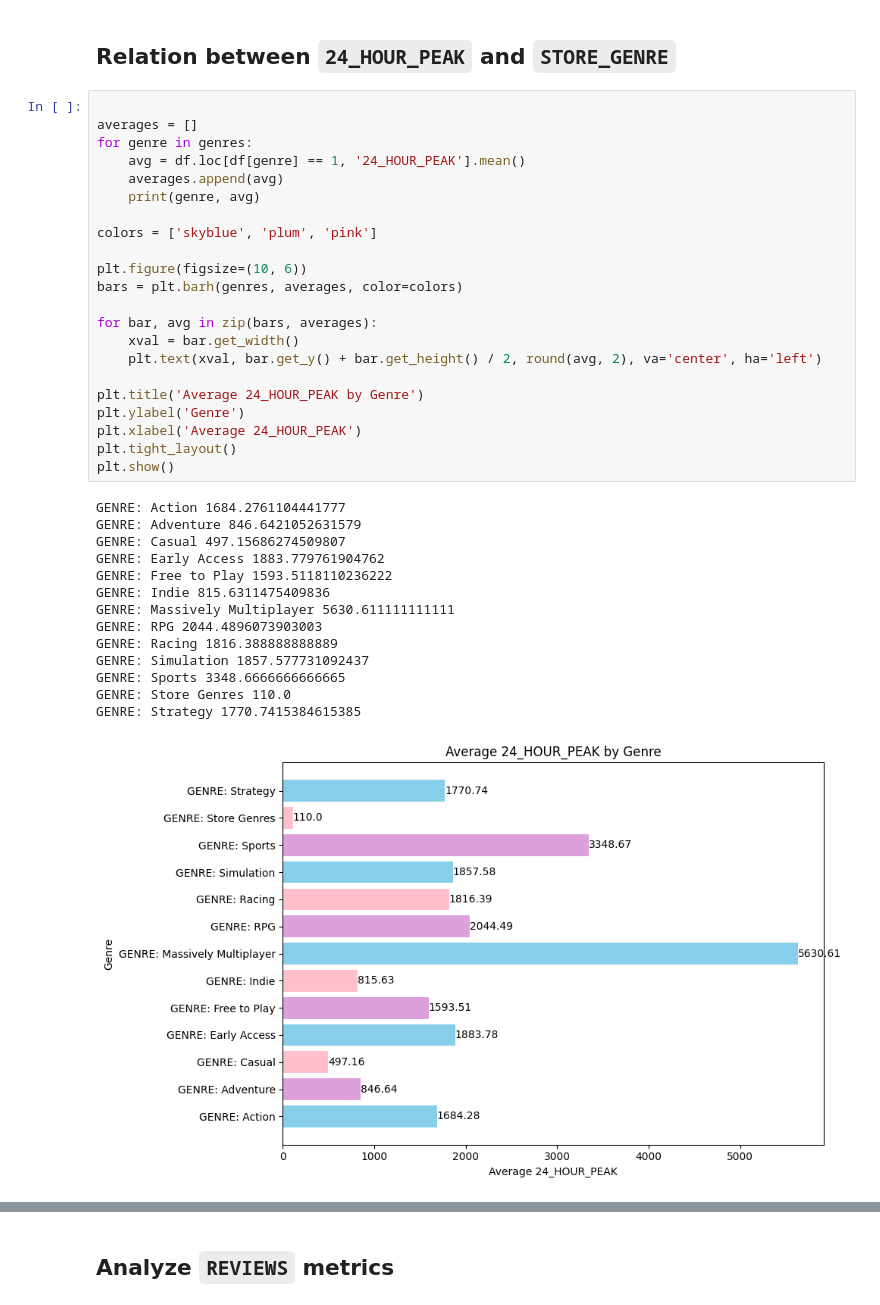
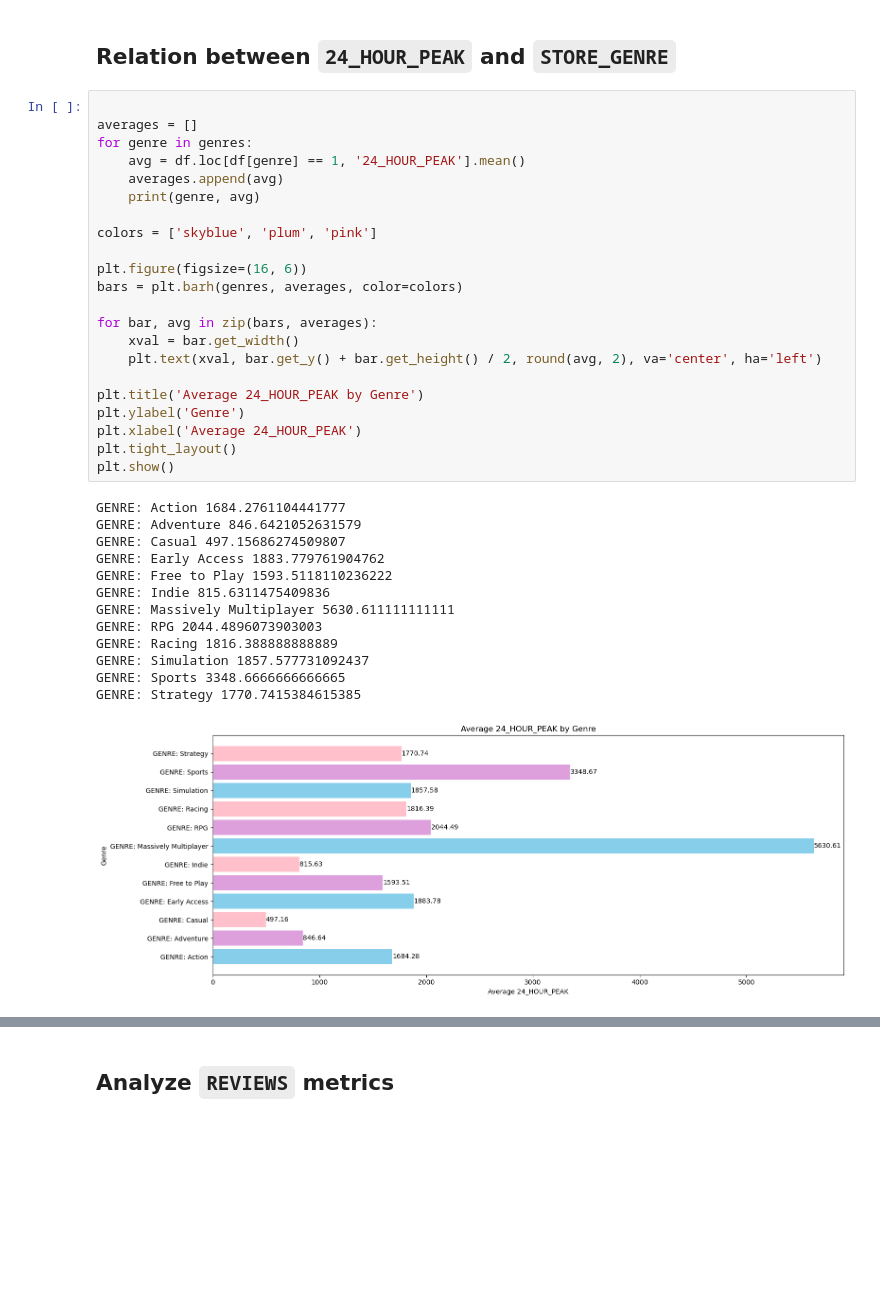
Before and after one commit to F102M8/data-science-project, a Jupyter notebook: Analysis_Modeling.ipynb, the cells around one changed output, grey strips where cells are left out. Drawn from its saved outputs; the diff is of its cells as text; blank space fills up the shorter version.

Commit message:
few fixes on preprocessing and analysis part of notebooks including GENRE_COUNT and removing STORE GENRES from the list of selected genres

```diff
--- a/Analysis_Modeling.ipynb
+++ b/Analysis_Modeling.ipynb
@@ -521,34 +532,33 @@ for genre in genres:
     avg = df.loc[df[genre] == 1, '24_HOUR_PEAK'].mean()
     averages.append(avg)
     print(genre, avg)
 
 colors = ['skyblue', 'plum', 'pink']
 
-plt.figure(figsize=(10, 6))
+plt.figure(figsize=(16, 6))
 bars = plt.barh(genres, averages, color=colors)
 
 for bar, avg in zip(bars, averages):
     xval = bar.get_width()
     plt.text(xval, bar.get_y() + bar.get_height() / 2, round(avg, 2), va='center', ha='left')
 
 plt.title('Average 24_HOUR_PEAK by Genre')
 plt.ylabel('Genre')
 plt.xlabel('Average 24_HOUR_PEAK')
 plt.tight_layout()
 plt.show()
 # %% [output]
 GENRE: Action 1684.2761104441777
 GENRE: Adventure 846.6421052631579
 GENRE: Casual 497.15686274509807
 GENRE: Early Access 1883.779761904762
 GENRE: Free to Play 1593.5118110236222
 GENRE: Indie 815.6311475409836
 GENRE: Massively Multiplayer 5630.611111111111
 GENRE: RPG 2044.4896073903003
 GENRE: Racing 1816.388888888889
 GENRE: Simulation 1857.577731092437
 GENRE: Sports 3348.6666666666665
-GENRE: Store Genres 110.0
 GENRE: Strategy 1770.7415384615385
-[figure, old version]
+[figure, new version]
 # %%
```
Also changed, not shown: parts of 23 cells of this notebook, 1 other file.
